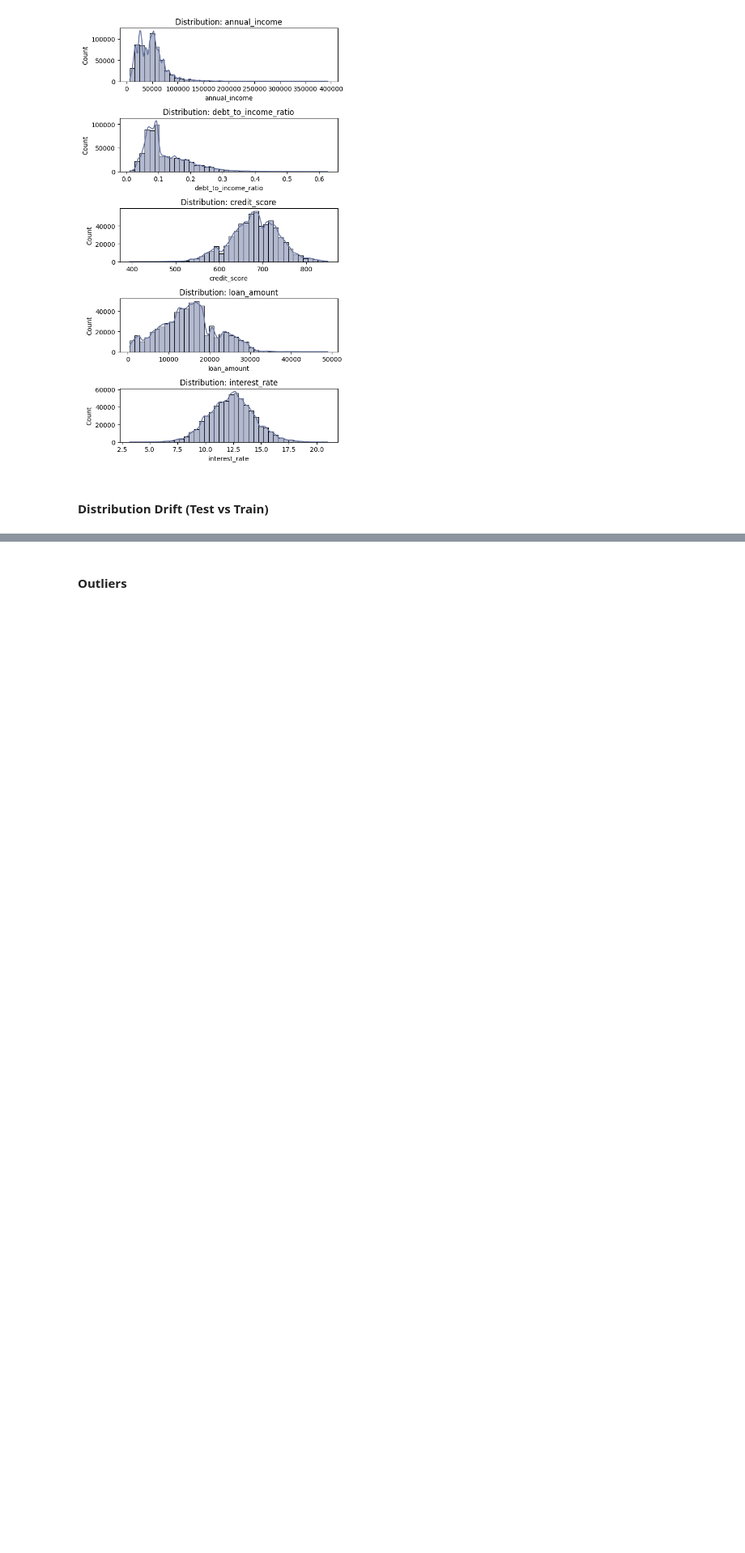
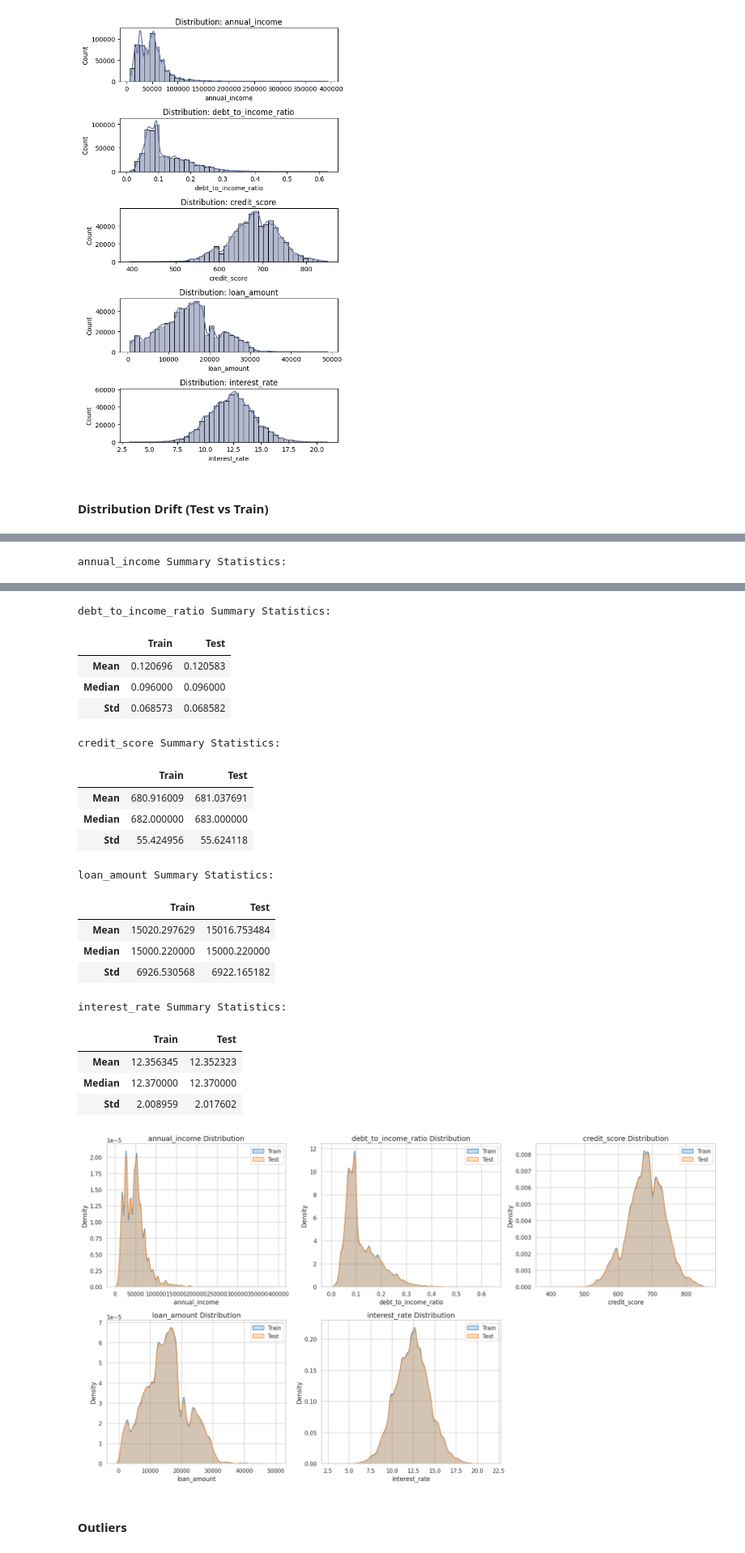
Before and after one commit to NazimKs/Predicting-Loan-Payback-Kaggle-Competition, a Jupyter notebook: predecting_load_payback_kaggle_competition.ipynb, the cells around one changed output, grey strips where cells are left out. Shown at 81% size. Drawn from its saved outputs; the diff is of its cells as text; code cells hidden in the pictures; blank space fills up the shorter version.

```diff
--- a/predecting_load_payback_kaggle_competition.ipynb
+++ b/predecting_load_payback_kaggle_competition.ipynb
@@ -286,0 +235,42 @@ loan_amount Summary Statistics:
+# %%
+import matplotlib.pyplot as plt
+import seaborn as sns
+import pandas as pd
+
+sns.set_style("whitegrid")
+sns.set_context("notebook")
+
+palette = ['#1f77b4', '#ff7f0e']
+
+# Grid 2x3
+fig, axes = plt.subplots(2, 3, figsize=(18, 10))
+axes = axes.flatten()  # pour itérer facilement
+
+for i, col in enumerate(num_cols):  # num_cols contient les vraies colonnes
+    # Vérifie que la colonne existe
+    if col in train.columns and col in test.columns:
+        # Statistiques
+        print(f"\n{col} Summary Statistics:")
+        display(pd.DataFrame({
+            'Train': [train[col].mean(), train[col].median(), train[col].std()],
+            'Test': [test[col].mean(), test[col].median(), test[col].std()]
+        }, index=['Mean', 'Median', 'Std']))
+
+        # Plot sur le subplot correspondant
+        sns.kdeplot(data=train, x=col, fill=True, label='Train', color=palette[0], ax=axes[i])
+        sns.kdeplot(data=test, x=col, fill=True, label='Test', color=palette[1], ax=axes[i])
+        axes[i].set_title(f'{col} Distribution', fontsize=14)
+        axes[i].set_xlabel(col)
+        axes[i].set_ylabel('Density')
+        axes[i].legend()
+    else:
+        print(f"Colonne {col} non trouvée dans train ou test.")
+
+# Désactive le subplot vide
+for j in range(len(num_cols), len(axes)):
+    axes[j].axis('off')
+
+plt.tight_layout()
+plt.show()
+# %% [output]
+annual_income Summary Statistics:
@@ -287,3 +281,24 @@ loan_amount Summary Statistics:
+debt_to_income_ratio Summary Statistics:
+|  | Train | Test |
+| Mean | 0.120696 | 0.120583 |
+| Median | 0.096000 | 0.096000 |
+| Std | 0.068573 | 0.068582 |
+credit_score Summary Statistics:
+|  | Train | Test |
+| Mean | 680.916009 | 681.037691 |
+| Median | 682.000000 | 683.000000 |
+| Std | 55.424956 | 55.624118 |
+loan_amount Summary Statistics:
+|  | Train | Test |
+| Mean | 15020.297629 | 15016.753484 |
+| Median | 15000.220000 | 15000.220000 |
+| Std | 6926.530568 | 6922.165182 |
+interest_rate Summary Statistics:
+|  | Train | Test |
+| Mean | 12.356345 | 12.352323 |
+| Median | 12.370000 | 12.370000 |
+| Std | 2.008959 | 2.017602 |
+[figure, added]
 # %% [markdown]
 #### Outliers
 # %%
```
Also changed, not shown: parts of 39 cells of this notebook, 8 other files.
